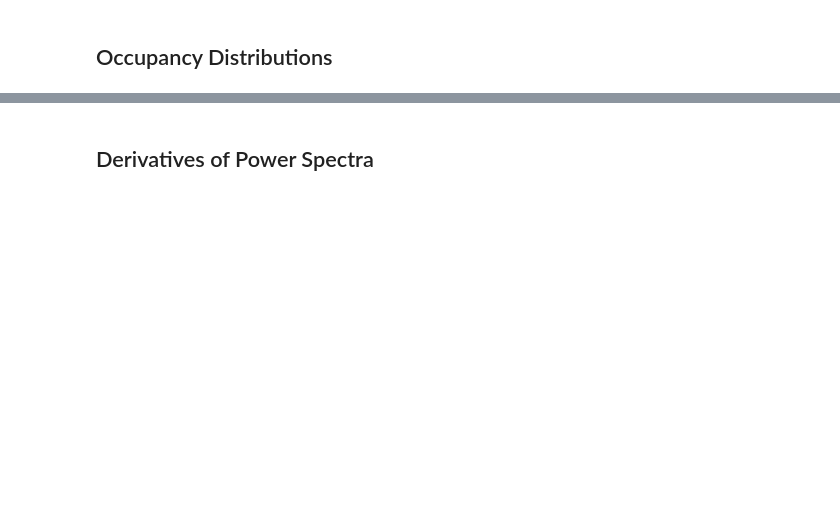
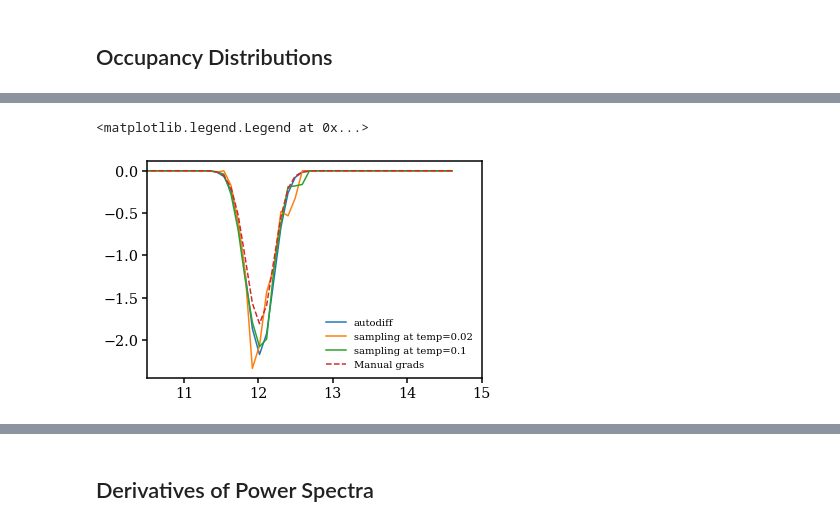
Before and after one commit to DifferentiableUniverseInitiative/DHOD, a Jupyter notebook: nb/Zheng2007_demo.ipynb, the cells around one changed output, grey strips where cells are left out. Saved outputs shown, nothing was run; the diff lists cells and outputs as text; code cells hidden in the pictures; blank space fills up the shorter version.

```diff
--- a/nb/Zheng2007_demo.ipynb
+++ b/nb/Zheng2007_demo.ipynb
@@ -326,49 +281,39 @@ tf.Tensor(
 # %%
 #analytical derivatives
-
 def dncendlogmin(M):
-    logMmin, sigma_logM, logM0, logM1, alpha = [12.02,  0.26, 11.38, 13.31,  0000001.9900010]
+    logMmin, sigma_logM, logM0, logM1, alpha = fid_params
     exp = np.exp(-(M-logMmin)**2/sigma_logM**2.0)
-    print((sigma_logM*np.sqrt(np.pi)*logMmin))
     return -exp*10/(sigma_logM*np.sqrt(np.pi)*M)
 
 def dncendsigma(M):
-    logMmin, sigma_logM, logM0, logM1, alpha = [12.02,  0.26, 11.38, 13.31,  0000001.9900010]
+    logMmin, sigma_logM, logM0, logM1, alpha = fid_params
     exp = np.exp(-(M-logMmin)**2/sigma_logM**2.0)
-    print((sigma_logM*np.sqrt(np.pi)*logMmin))
     return -exp*1/(sigma_logM**2.0*np.sqrt(np.pi)) * (M-logMmin)
 
 def dnsatdlogmin(M):
-    logMmin, sigma_logM, logM0, logM1, alpha = [12.02,  0.26, 11.38, 13.31,  0000001.9900010]
+    logMmin, sigma_logM, logM0, logM1, alpha = fid_params
     exp = np.exp(-(M-logMmin)**2/sigma_logM**2.0)
-    print((sigma_logM*np.sqrt(np.pi)*logMmin))
     pref = ((10**M-10**logM0)/(10**logM1))**alpha
     return -exp*10/(sigma_logM*np.sqrt(np.pi)*M)*pref
 
 def dnsatdsigma(M):
-    logMmin, sigma_logM, logM0, logM1, alpha = [12.02,  0.26, 11.38, 13.31,  0000001.9900010]
+    logMmin, sigma_logM, logM0, logM1, alpha = fid_params
     exp = np.exp(-(M-logMmin)**2/sigma_logM**2.0)
-    print((sigma_logM*np.sqrt(np.pi)*logMmin))
     pref = ((10**M-10**logM0)/(10**logM1))**alpha
-
     return -exp*1/(sigma_logM**2.0*np.sqrt(np.pi)) * (M-logMmin)*pref
 
-
 def dnsatdalpha(M):
-    logMmin, sigma_logM, logM0, logM1, alpha = [12.02,  0.26, 11.38, 13.31,  0000001.9900010]
+    logMmin, sigma_logM, logM0, logM1, alpha = fid_params
     pref = 1/2*(1+ scipy.special.erf((M-logMmin)/sigma_logM))
-
     return pref *((10**M-10**logM0)/(10**logM1))**(alpha) * np.log((10**M-10**logM0)/(10**logM1))
 
 def dnsatdlogM0(M):
-    logMmin, sigma_logM, logM0, logM1, alpha = [12.02,  0.26, 11.38, 13.31,  0000001.9900010]
+    logMmin, sigma_logM, logM0, logM1, alpha = fid_params
     pref = 1/2*(1+ scipy.special.erf((M-logMmin)/sigma_logM))
-
     return 1/2*pref *((10**M-10**logM0)/(10**logM1))**(alpha-1) * -1*alpha/logM1
 
 
 def dnsatdlogM1(M):
-    logMmin, sigma_logM, logM0, logM1, alpha = [12.02,  0.26, 11.38, 13.31,  0000001.9900010]
+    logMmin, sigma_logM, logM0, logM1, alpha = fid_params
     pref = 1/2*20*(1+ scipy.special.erf((M-logMmin)/sigma_logM))
-
     return pref *((10**M-10**logM0)/(10**logM1))**(alpha) * -1*alpha/logM1
@@ -374,0 +359,11 @@ def dnsatdlogM1(M):
+# %%
+plot(mass, grad_ncen_logMmin(mass), label='autodiff')
+plot(mass, cen_array[1][:,0], label='sampling at temp=0.02')
+plot(mass, cen_array[2][:,0], label='sampling at temp=0.1')
+plot(mass, dncendlogmin(mass),"--", label='Manual grads')
+xlim(10.5,15)
+#yscale('symlog', linthresh=0.0010)
+legend()
+# %% [output]
+<matplotlib.legend.Legend at 0x...>
+[figure, added]
```
Also changed, not shown: parts of 14 cells of this notebook.
